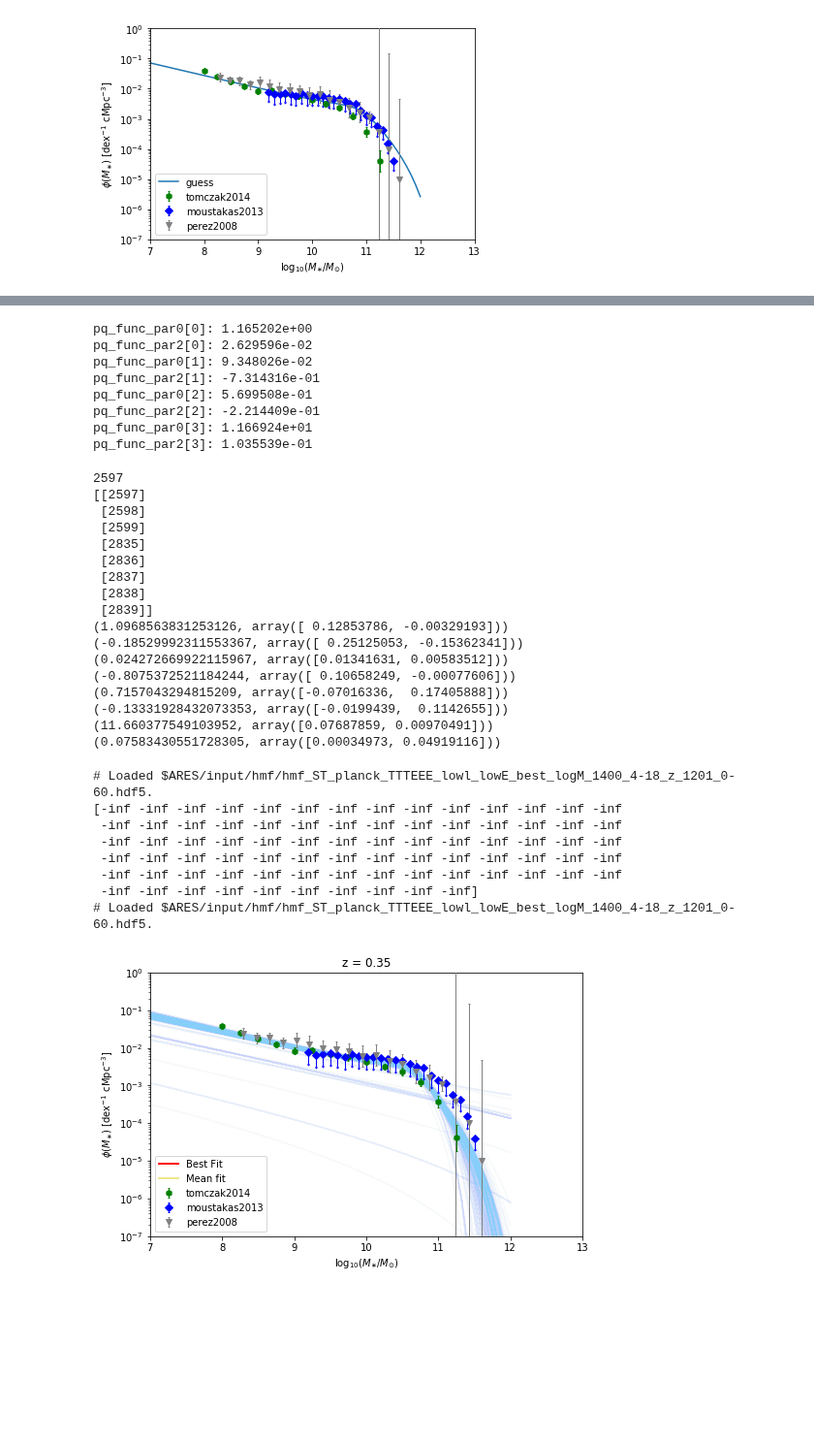
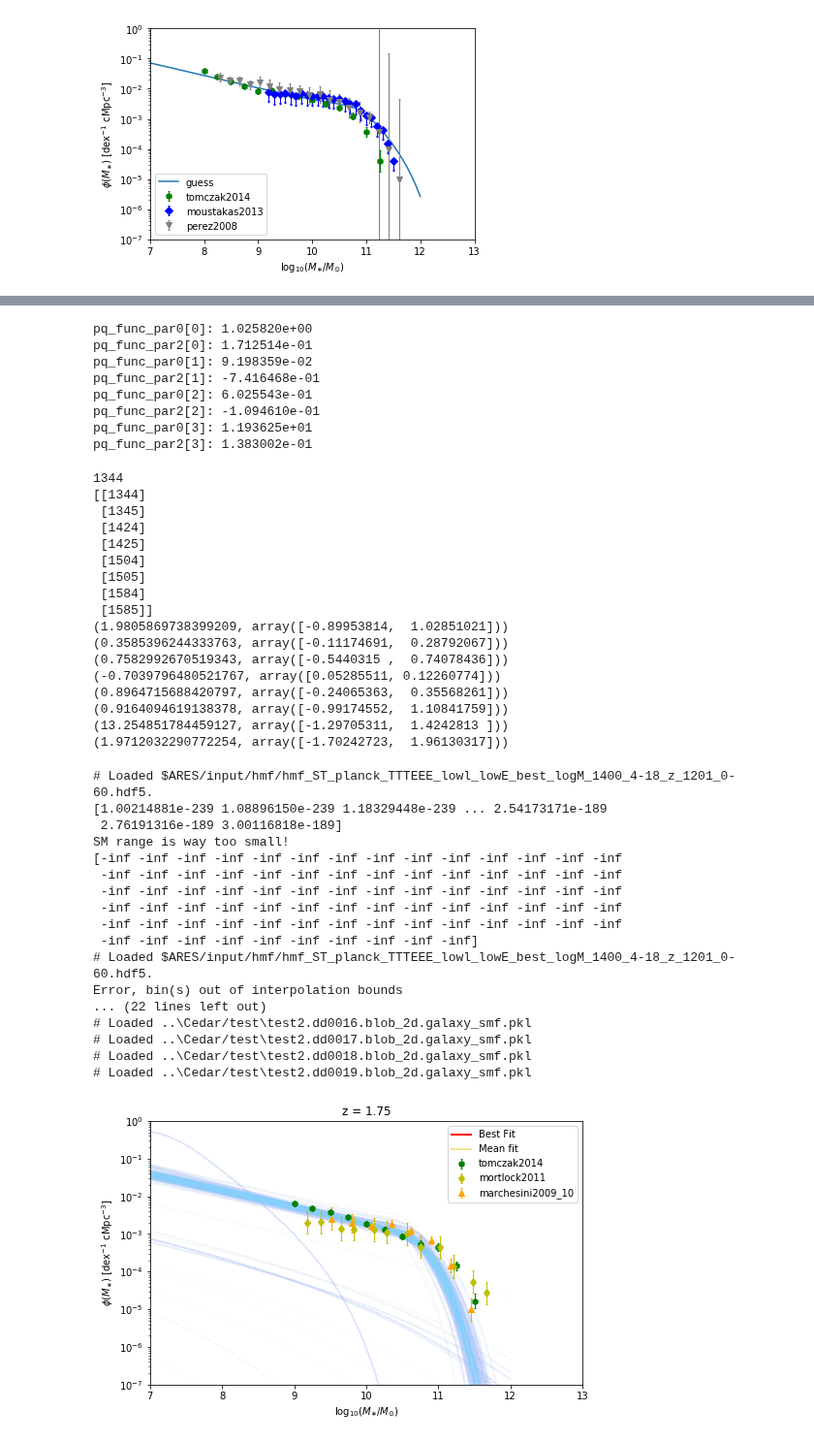
Before and after one commit to eklem1/GalaxySim, a Jupyter notebook: SMF_fit.ipynb, the cells around one changed output, grey strips where cells are left out. Shown at 97% size. Cells and saved outputs as stored; diff of their text form; code cells hidden in the pictures; blank space fills up the shorter version.

```diff
--- a/SMF_fit.ipynb
+++ b/SMF_fit.ipynb
@@ -193,9 +208,8 @@ fitter.run('MCMC_files/smftest_cal', burn=5, steps=45, save_freq=1, clobber=True
 # %%
 # anl = ares.analysis.ModelSet('MCMC_files/smftest_cal1_07_08')
 # anl = ares.analysis.ModelSet('MCMC_files/smf_run5_07_08')
-# anl = ares.analysis.ModelSet('..\Cedar/test/test1')
-anl = ares.analysis.ModelSet('../Cedar/savedFits/smf_16_07_13-17_5.0')
-
+anl = ares.analysis.ModelSet('..\Cedar/test/test2')
+# anl = ares.analysis.ModelSet('../Cedar/savedFits/smf_16_07_13-17_5.0')
 
 
 labels = \
@@ -354,14 +370,14 @@ else:
 
 fit_mean = np.array(covar[0])
 # %% [output]
-pq_func_par0[0]: 1.165202e+00
-pq_func_par2[0]: 2.629596e-02
-pq_func_par0[1]: 9.348026e-02
-pq_func_par2[1]: -7.314316e-01
-pq_func_par0[2]: 5.699508e-01
-pq_func_par2[2]: -2.214409e-01
-pq_func_par0[3]: 1.166924e+01
-pq_func_par2[3]: 1.035539e-01
+pq_func_par0[0]: 1.025820e+00
+pq_func_par2[0]: 1.712514e-01
+pq_func_par0[1]: 9.198359e-02
+pq_func_par2[1]: -7.416468e-01
+pq_func_par0[2]: 6.025543e-01
+pq_func_par2[2]: -1.094610e-01
+pq_func_par0[3]: 1.193625e+01
+pq_func_par2[3]: 1.383002e-01
 # %%
 pars_ch = {}
 for i in range(len(covar[0])):
@@ -378,23 +394,23 @@ fit_best_like = anl.max_likelihood_parameters()
 for i in range(len(covar[0])):
     print(anl.get_1d_error(params[i])) #(maximum likelihood value, positive error, negative error).
 # %% [output]
-2597
-[[2597]
- [2598]
- [2599]
- [2835]
- [2836]
- [2837]
- [2838]
- [2839]]
-(1.0968563831253126, array([ 0.12853786, -0.00329193]))
-(-0.18529992311553367, array([ 0.25125053, -0.15362341]))
-(0.024272669922115967, array([0.01341631, 0.00583512]))
-(-0.8075372521184244, array([ 0.10658249, -0.00077606]))
-(0.7157043294815209, array([-0.07016336,  0.17405888]))
-(-0.13331928432073353, array([-0.0199439,  0.1142655]))
-(11.660377549103952, array([0.07687859, 0.00970491]))
-(0.07583430551728305, array([0.00034973, 0.04919116]))
+1344
+[[1344]
+ [1345]
+ [1424]
+ [1425]
+ [1504]
+ [1505]
+ [1584]
+ [1585]]
+(1.9805869738399209, array([-0.89953814,  1.02851021]))
+(0.3585396244333763, array([-0.11174691,  0.28792067]))
+(0.7582992670519343, array([-0.5440315 ,  0.74078436]))
+(-0.7039796480521767, array([0.05285511, 0.12260774]))
+(0.8964715688420797, array([-0.24065363,  0.35568261]))
+(0.9164094619138378, array([-0.99174552,  1.10841759]))
+(13.254851784459127, array([-1.29705311,  1.4242813 ]))
+(1.9712032290772254, array([-1.70242723,  1.96130317]))
 # %%
 pars_best = ares.util.ParameterBundle("emma:model1")
 
@@ -404,7 +420,7 @@ pars_best.update(fit_best_like)
 # print(pars_best)
 pop_best = ares.populations.GalaxyPopulation(**pars_best)
 # %%
-z = 0.35
+z = 1.75
 
 Ms = np.logspace(7, 13, 80)
 
@@ -412,31 +428,42 @@ Ms = np.logspace(7, 13, 80)
 fig, ax = pl.subplots(figsize=(8, 5))
 
 ls_best = pop_best.StellarMassFunction(z, Ms)
 
 print(ls_best)
 
 ls_mean = pop_mean.StellarMassFunction(z, Ms)
+print(ls_mean)
+
 
 ax = anl.ReconstructedFunction('galaxy_smf', ivar=[z, None], samples=1000, color='lightskyblue', alpha=0.01, ax=ax)
 
 obslf = ares.analysis.GalaxyPopulation()
 obslf.PlotSMF(z=z, ax=ax, round_z=0.2, log10Mass=True)
 
 ax.semilogy(Ms, ls_best, label='Best Fit', color="red", linewidth=2)
 pl.semilogy(Ms, ls_mean, label='Mean fit', color="khaki", linewidth=2)
 
 pl.title("z = %.2f" %z)
 ax.set_xlabel('log$_{10}(M_{\\ast} / M_{\odot})$')
 pl.legend()
 # pl.ylim(1e-18, 1e2)
 pl.show()
 # %% [output]
 # Loaded $ARES/input/hmf/hmf_ST_planck_TTTEEE_lowl_lowE_best_logM_1400_4-18_z_1201_0-60.hdf5.
+[1.00214881e-239 1.08896150e-239 1.18329448e-239 ... 2.54173171e-189
+ 2.76191316e-189 3.00116818e-189]
+SM range is way too small!
 [-inf -inf -inf -inf -inf -inf -inf -inf -inf -inf -inf -inf -inf -inf
  -inf -inf -inf -inf -inf -inf -inf -inf -inf -inf -inf -inf -inf -inf
  -inf -inf -inf -inf -inf -inf -inf -inf -inf -inf -inf -inf -inf -inf
  -inf -inf -inf -inf -inf -inf -inf -inf -inf -inf -inf -inf -inf -inf
  -inf -inf -inf -inf -inf -inf -inf -inf -inf -inf -inf -inf -inf -inf
  -inf -inf -inf -inf -inf -inf -inf -inf -inf -inf]
 # Loaded $ARES/input/hmf/hmf_ST_planck_TTTEEE_lowl_lowE_best_logM_1400_4-18_z_1201_0-60.hdf5.
+Error, bin(s) out of interpolation bounds
+... (22 lines left out)
+# Loaded ..\Cedar/test\test2.dd0016.blob_2d.galaxy_smf.pkl
+# Loaded ..\Cedar/test\test2.dd0017.blob_2d.galaxy_smf.pkl
+# Loaded ..\Cedar/test\test2.dd0018.blob_2d.galaxy_smf.pkl
+# Loaded ..\Cedar/test\test2.dd0019.blob_2d.galaxy_smf.pkl
-[figure, old version]
+[figure, new version]
```
Also changed, not shown: parts of 12 cells of this notebook, 2 other files.
